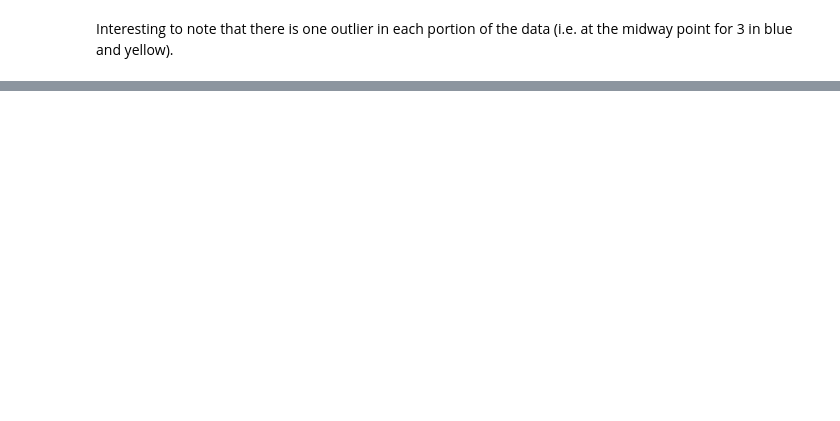
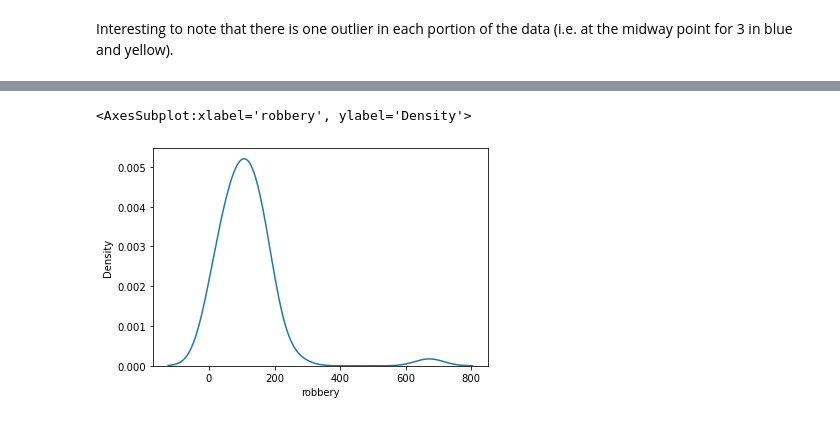
Before and after one commit to joshgreenert/Python-Projects, a Jupyter notebook: Data Presentation and Visualization/Week_7_8/Assignment_7_8_JGreenert.ipynb, the cells around one changed output, grey strips where cells are left out. Saved outputs shown, nothing was run; the diff lists cells and outputs as text; code cells hidden in the pictures; blank space fills up the shorter version.

```diff
--- a/Data Presentation and Visualization/Week_7_8/Assignment_7_8_JGreenert.ipynb
+++ b/Data Presentation and Visualization/Week_7_8/Assignment_7_8_JGreenert.ipynb
@@ -52,2 +48,6 @@ plot.show()
 # %%
 # Denisity map
+sns.kdeplot(df_crimerates['robbery'])
+# %% [output]
+<AxesSubplot:xlabel='robbery', ylabel='Density'>
+[figure, added]
```
Also changed, not shown: parts of 3 cells of this notebook, 1 other file.
